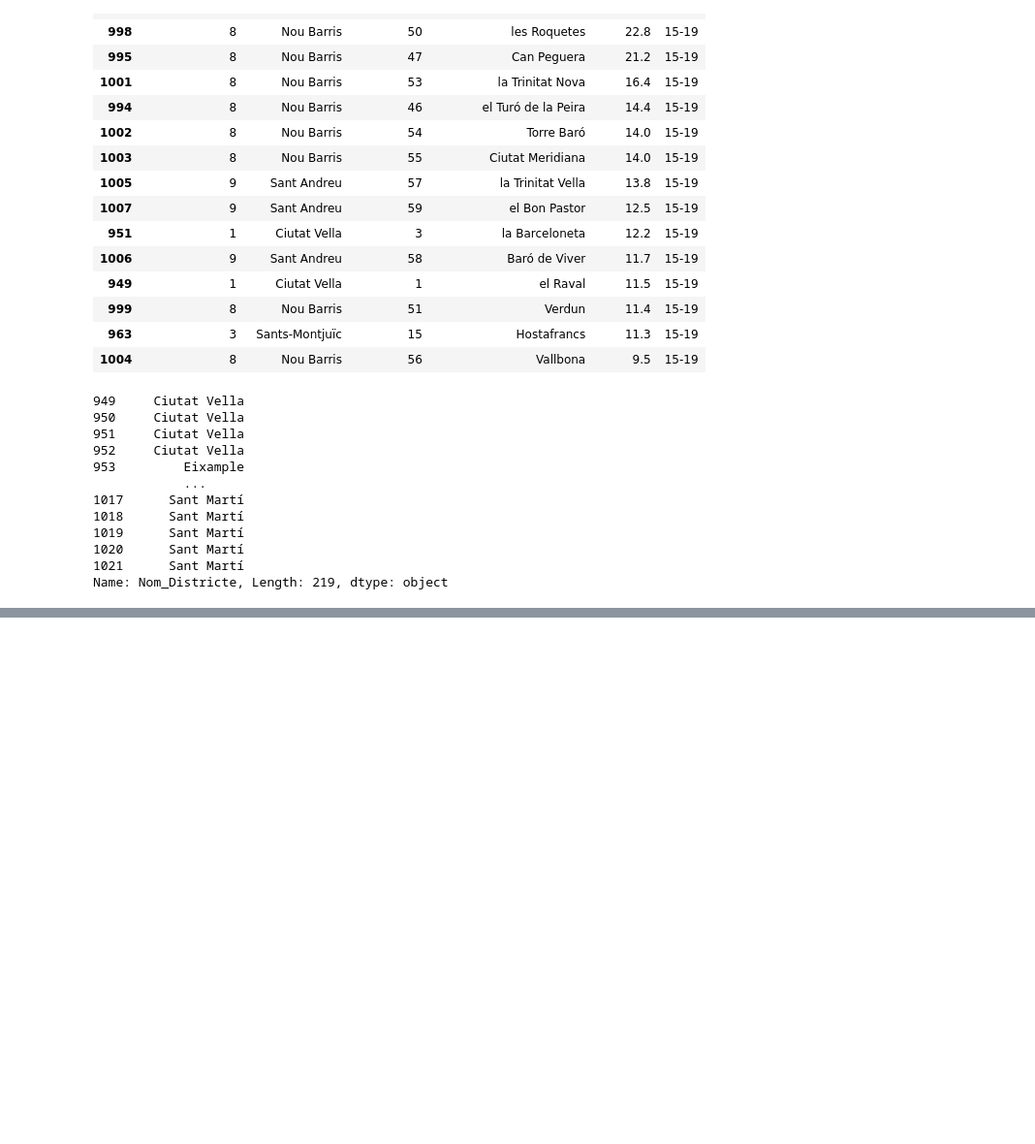
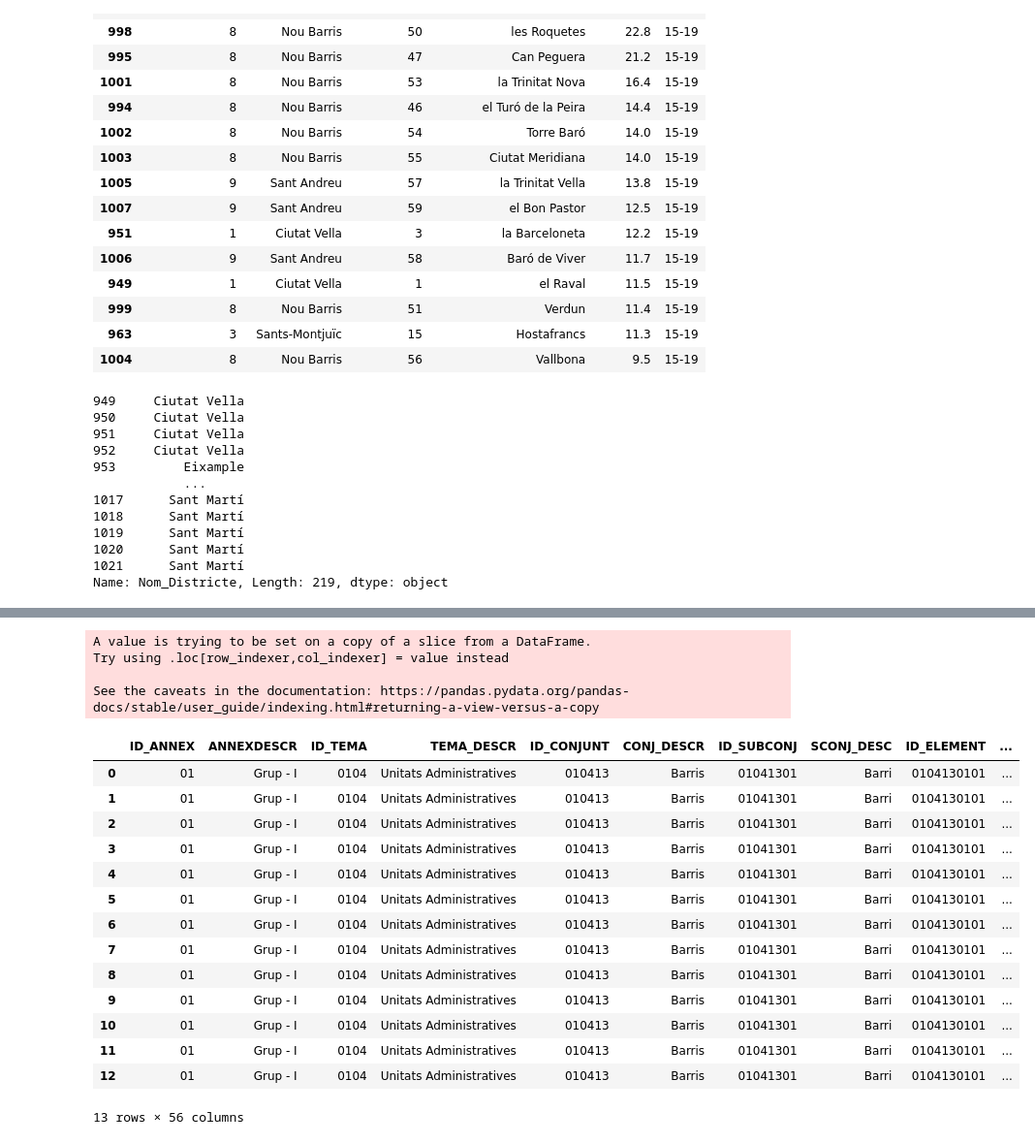
Before and after one commit to JuliaAT/AVDM-project, a Jupyter notebook: Barrios.ipynb, the cells around one changed output, grey strips where cells are left out. Shown at 97% size. Saved outputs shown, nothing was run; the diff lists cells and outputs as text; code cells hidden in the pictures; blank space fills up the shorter version.

```diff
--- a/Barrios.ipynb
+++ b/Barrios.ipynb
@@ -131,0 +148,29 @@ Gracia.head()
+# %%
+# Convertir la columna Codi_Barri a tipo object en birth_Nou_Barris_15_19
+birth_Nou_Barris_15_19['Codi_Barri'] = birth_Nou_Barris_15_19['Codi_Barri'].astype(str)
+
+# Fusionar los DataFrames en base a la columna "Codi_Barri" y "BARRI"
+merged_df = pd.merge(Nou_Barris, birth_Nou_Barris_15_19, left_on='BARRI', right_on='Codi_Barri', how='inner')
+
+# Mostrar el DataFrame fusionado (opcional)
+merged_df
+# %% [output]
+A value is trying to be set on a copy of a slice from a DataFrame.
+Try using .loc[row_indexer,col_indexer] = value instead
+
+See the caveats in the documentation: https://pandas.pydata.org/pandas-docs/stable/user_guide/indexing.html#returning-a-view-versus-a-copy
+|  | ID_ANNEX | ANNEXDESCR | ID_TEMA | TEMA_DESCR | ID_CONJUNT | CONJ_DESCR | ID_SUBCONJ | SCONJ_DESC | ID_ELEMENT | ... |
+| 0 | 01 | Grup - I | 0104 | Unitats Administratives | 010413 | Barris | 01041301 | Barri | 0104130101 | ... |
+| 1 | 01 | Grup - I | 0104 | Unitats Administratives | 010413 | Barris | 01041301 | Barri | 0104130101 | ... |
+| 2 | 01 | Grup - I | 0104 | Unitats Administratives | 010413 | Barris | 01041301 | Barri | 0104130101 | ... |
+| 3 | 01 | Grup - I | 0104 | Unitats Administratives | 010413 | Barris | 01041301 | Barri | 0104130101 | ... |
+| 4 | 01 | Grup - I | 0104 | Unitats Administratives | 010413 | Barris | 01041301 | Barri | 0104130101 | ... |
+| 5 | 01 | Grup - I | 0104 | Unitats Administratives | 010413 | Barris | 01041301 | Barri | 0104130101 | ... |
+| 6 | 01 | Grup - I | 0104 | Unitats Administratives | 010413 | Barris | 01041301 | Barri | 0104130101 | ... |
+| 7 | 01 | Grup - I | 0104 | Unitats Administratives | 010413 | Barris | 01041301 | Barri | 0104130101 | ... |
+| 8 | 01 | Grup - I | 0104 | Unitats Administratives | 010413 | Barris | 01041301 | Barri | 0104130101 | ... |
+| 9 | 01 | Grup - I | 0104 | Unitats Administratives | 010413 | Barris | 01041301 | Barri | 0104130101 | ... |
+| 10 | 01 | Grup - I | 0104 | Unitats Administratives | 010413 | Barris | 01041301 | Barri | 0104130101 | ... |
+| 11 | 01 | Grup - I | 0104 | Unitats Administratives | 010413 | Barris | 01041301 | Barri | 0104130101 | ... |
+| 12 | 01 | Grup - I | 0104 | Unitats Administratives | 010413 | Barris | 01041301 | Barri | 0104130101 | ... |
+13 rows × 56 columns
```
Also changed, not shown: parts of 6 cells of this notebook, 1 other file.
